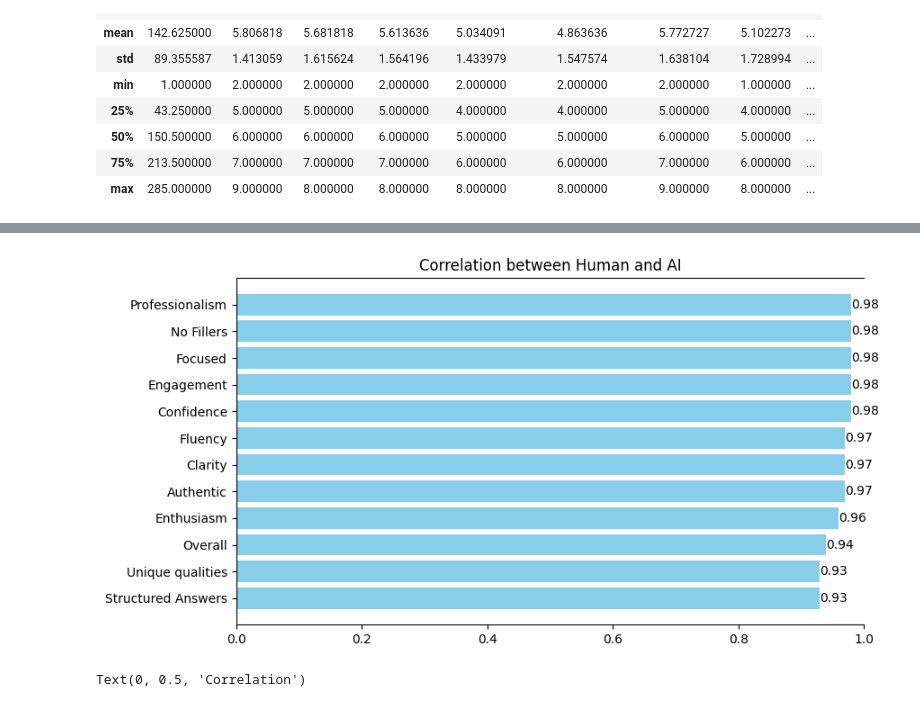
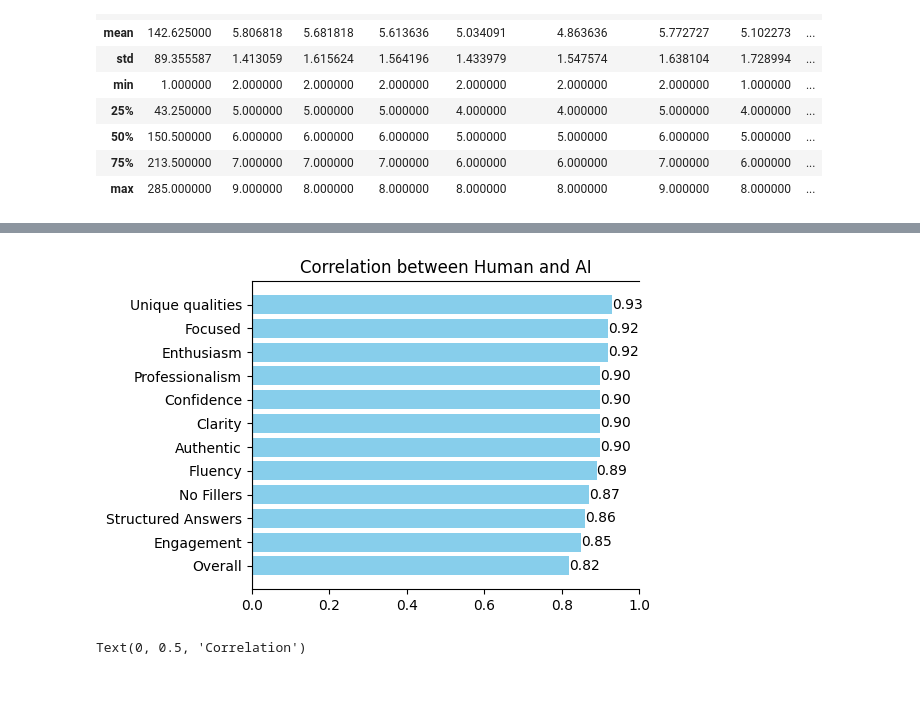
Before and after one commit to Nukaraju2003/Automation_grading, a Jupyter notebook: Text/Correlation_Matrix_and_PlotJyothiMam.ipynb, the cells around one changed output, grey strips where cells are left out. Cells and saved outputs as stored; diff of their text form; code cells hidden in the pictures.

```diff
--- a/Text/Correlation_Matrix_and_PlotJyothiMam.ipynb
+++ b/Text/Correlation_Matrix_and_PlotJyothiMam.ipynb
@@ -284,40 +282,40 @@ import matplotlib.pyplot as plt
 import seaborn as sns
 
 # Average correlation values
-average_correlation = [0.96, 0.98, 0.98, 0.97, 0.93, 0.94, 0.98, 0.98, 0.97, 0.98, 0.97, 0.93]
+average_correlation = [0.92, 0.90, 0.92, 0.89, 0.93, 0.82, 0.90, 0.85, 0.90, 0.87, 0.90, 0.86]
 
 # Parameters
 parameters = ['Enthusiasm', 'Confidence', 'Focused', 'Fluency', 'Unique qualities', 'Overall', 'Professionalism', 'Engagement', 'Clarity', 'No Fillers', 'Authentic', 'Structured Answers']
 
 # Sort parameters and average_correlation in descending order of correlation
 sorted_data = sorted(zip(average_correlation, parameters))
 average_correlation, parameters = zip(*sorted_data)
 
-plt.figure(figsize=(9, 5))
+plt.figure(figsize=(5, 4))
 bars = plt.barh(parameters, average_correlation, color='skyblue')
 
 plt.title('Correlation between Human and AI')
 
 # Set the limit for the x-axis
 plt.xlim(0, 1)
 
 # Add vertical line at x=0
 plt.axvline(x=0, color='grey', linewidth=0.8)
 
 # Move the spines
 ax = plt.gca()
 ax.spines['left'].set_position(('data', 0))
 ax.spines['right'].set_color('none')
 
 # Add label values to the bars
 for bar in bars:
     width = bar.get_width()
     plt.text(width, bar.get_y() + bar.get_height()/2, f'{width:.2f}', ha='left', va='center')
 
 # Show the plot
 plt.show()
 # %% [output]
-[figure, old version]
+[figure, new version]
 # %%
 import pandas as pd
 
```
Also changed, not shown: parts of 15 cells of this notebook, 1 other file.
